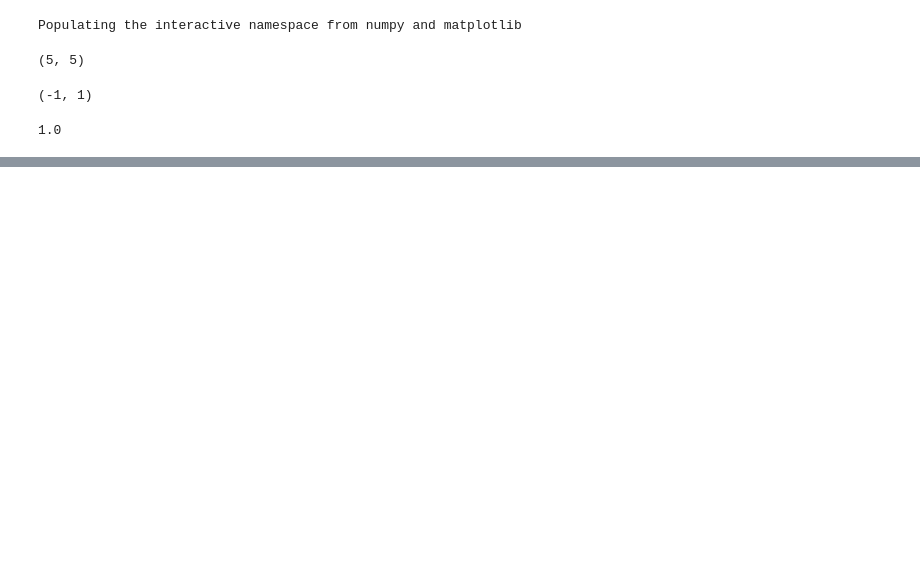
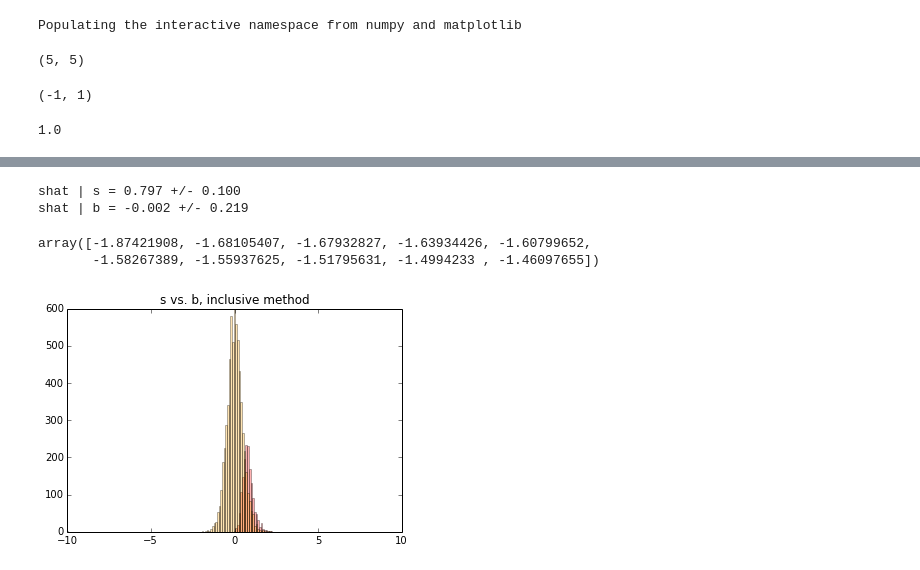
Before and after one commit to cranmer/play, a Jupyter notebook: misc/DataGuidedSequentialSearch.ipynb, the cells around one changed output, grey strips where cells are left out. Cells and saved outputs as stored; diff of their text form; code cells hidden in the pictures; blank space fills up the shorter version.

```diff
--- a/misc/DataGuidedSequentialSearch.ipynb
+++ b/misc/DataGuidedSequentialSearch.ipynb
@@ -41,3 +41,7 @@ muhatFunc = lambdify((n11,n12,n21,n22,b1,b2), expr2.subs(shatSubs), "numpy")
 muhatFunc(10,10,10,10,5,5)
 # %% [output]
 1.0
+# %%
+def inclusive_muhatFunc(n11,n12,n21,n22,b1,b2):
+    shat = 1.*(n11+n12-b1-b2)+.01
+    return np.maximum(-7,np.minimum(7,np.divide(n21+n22-b1-b2,shat)))
@@ -58,0 +155,16 @@ contents, edges, patches = plt.hist(muhat_expts,bins=30)
+# %%
+#s vs. b for inclusive method
+i_s_contents, edges, patches = plt.hist(inclusive_muhat_s_expts,bins=edges,alpha=0.3,color='r')
+i_b_contents, edges, patches = plt.hist(inclusive_muhat_b_expts,bins=edges,alpha=0.3,color='orange')
+plt.title('s vs. b, inclusive method')
+print "shat | s = %.3f +/- %.3f" %(np.mean(inclusive_muhat_s_expts), np.var(inclusive_muhat_s_expts))
+print "shat | b = %.3f +/- %.3f" %(np.mean(inclusive_muhat_b_expts), np.var(inclusive_muhat_b_expts))
+np.min(inclusive_muhat_b_expts),np.max(inclusive_muhat_b_expts)
+np.sort(inclusive_muhat_b_expts)[:10] #there are lots of very negative entries
+#np.sort(inclusive_muhat_b_expts)[-10:] #there are lots of very negative entries
+# %% [output]
+shat | s = 0.797 +/- 0.100
+shat | b = -0.002 +/- 0.219
+array([-1.87421908, -1.68105407, -1.67932827, -1.63934426, -1.60799652,
+       -1.58267389, -1.55937625, -1.51795631, -1.4994233 , -1.46097655])
+[figure, added]
```
Also changed, not shown: parts of 17 cells of this notebook, 1 other file.
